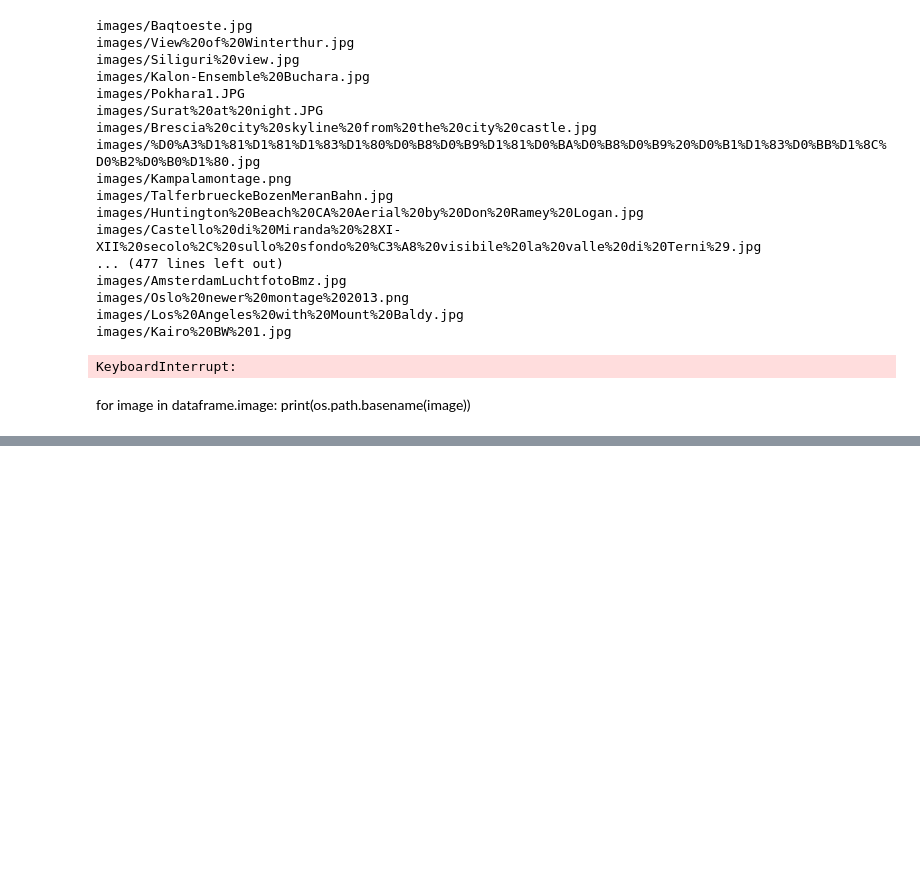
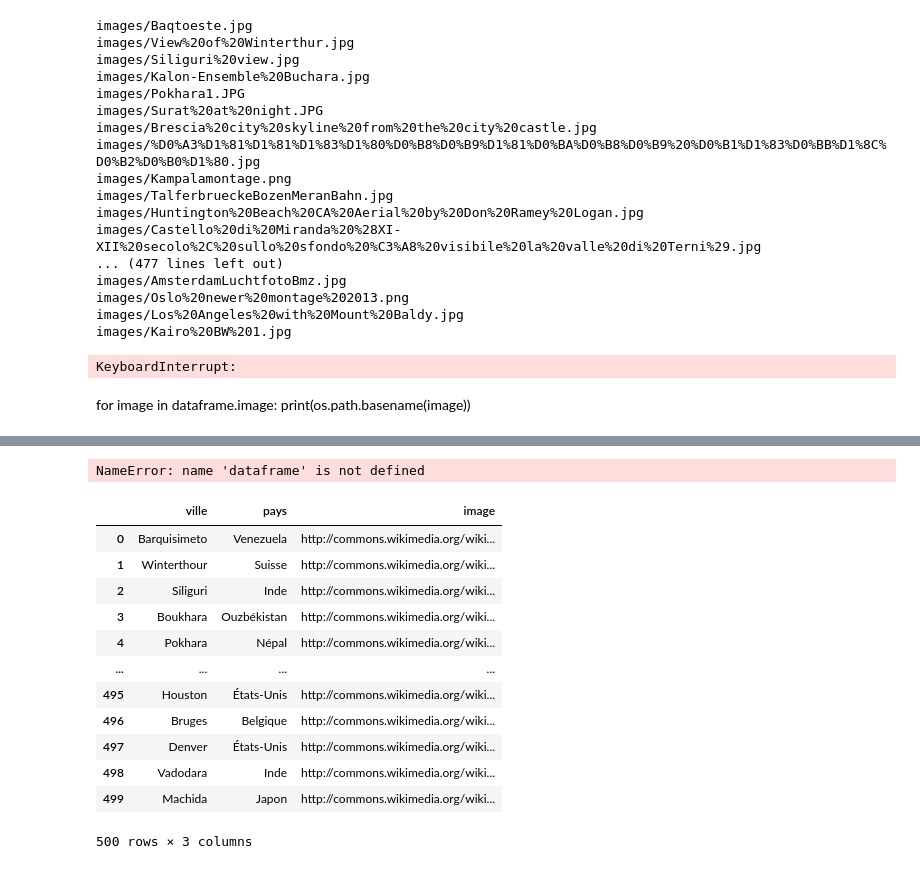
Before and after one commit to EBMBA/ICS-BigData-Project, a Jupyter notebook: Collecte.ipynb, the cells around one changed output, grey strips where cells are left out. Drawn from its saved outputs; the diff is of its cells as text; code cells hidden in the pictures; blank space fills up the shorter version.

Commit message:
ImageDowload clean

```diff
--- a/Collecte.ipynb
+++ b/Collecte.ipynb
@@ -198,0 +246,39 @@ with open('metadata.json', 'w') as f:
+# %%
+import sys
+import pandas as pd
+from SPARQLWrapper import SPARQLWrapper, JSON
+
+endpoint_url = "https://query.wikidata.org/sparql"
+
+# Get cities
+query = """SELECT DISTINCT ?grandeville ?grandevilleLabel ?pays ?paysLabel ?image {
+  ?grandeville wdt:P31 wd:Q1549591;
+               wdt:P17 ?pays;
+               wdt:P18 ?image.
+ SERVICE wikibase:label { bd:serviceParam wikibase:language "fr". }
+}
+LIMIT 500"""
+
+
+def get_results(endpoint_url, query):
+    user_agent = "WDQS-example Python/%s.%s" % (
+        sys.version_info[0],
+        sys.version_info[1],
+    )
+    sparql = SPARQLWrapper(endpoint_url, agent=user_agent)
+    sparql.setQuery(query)
+    sparql.setReturnFormat(JSON)
+    return sparql.query().convert()
+
+
+array = []
+results = get_results(endpoint_url, query)
+
+for result in results["results"]["bindings"]:
+    array.append(
+        (
+            result["grandevilleLabel"]["value"],
+            result["paysLabel"]["value"],
+            result["image"]["value"],
+        )
+    )
@@ -198,0 +307,24 @@ with open('metadata.json', 'w') as f:
+# %%
+dataframe.image.apply(download_image)
+# %% [output]
+NameError: name 'dataframe' is not defined
+# %%
+dataframe = pd.DataFrame(array, columns=["ville", "pays", "image"])
+dataframe = dataframe.astype(
+    dtype={"ville": "<U200", "pays": "<U200", "image": "<U200"}
+)
+dataframe
+# %% [output]
+|  | ville | pays | image |
+| 0 | Barquisimeto | Venezuela | http://commons.wikimedia.org/wiki... |
+| 1 | Winterthour | Suisse | http://commons.wikimedia.org/wiki... |
+| 2 | Siliguri | Inde | http://commons.wikimedia.org/wiki... |
+| 3 | Boukhara | Ouzbékistan | http://commons.wikimedia.org/wiki... |
+| 4 | Pokhara | Népal | http://commons.wikimedia.org/wiki... |
+| ... | ... | ... | ... |
+| 495 | Houston | États-Unis | http://commons.wikimedia.org/wiki... |
+| 496 | Bruges | Belgique | http://commons.wikimedia.org/wiki... |
+| 497 | Denver | États-Unis | http://commons.wikimedia.org/wiki... |
+| 498 | Vadodara | Inde | http://commons.wikimedia.org/wiki... |
+| 499 | Machida | Japon | http://commons.wikimedia.org/wiki... |
+500 rows × 3 columns
```
Also changed, not shown: parts of 24 cells of this notebook, 1 other file.
